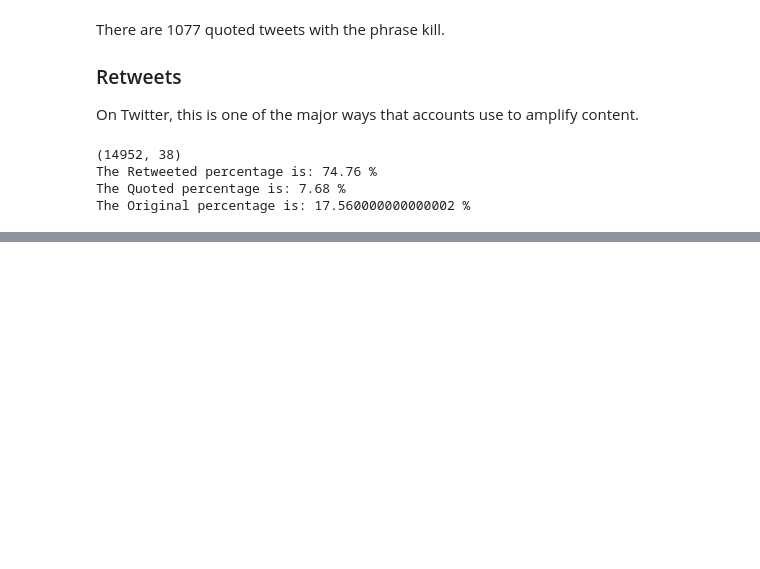
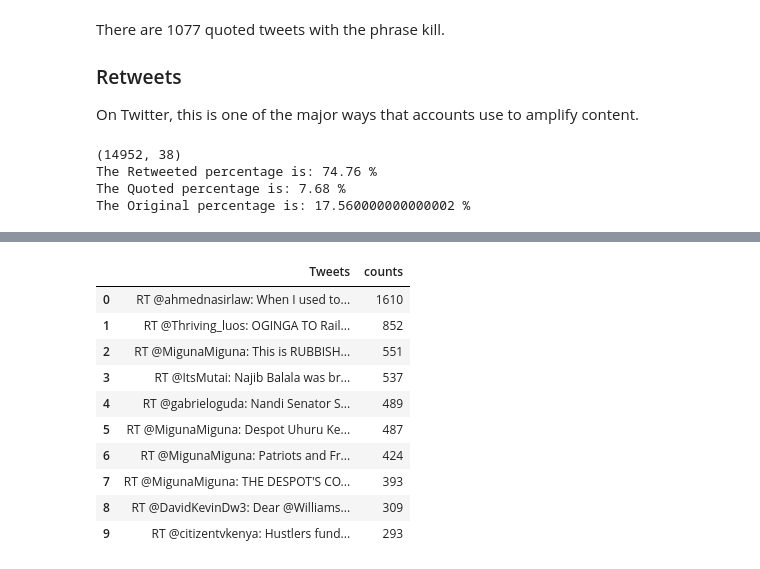
Before and after one commit to gmusebe/denaco-analytics, a Jupyter notebook: Python/hatespeech_analysis.ipynb, the cells around one changed output, grey strips where cells are left out. Cells and saved outputs as stored; diff of their text form; code cells hidden in the pictures; blank space fills up the shorter version.

```diff
--- a/Python/hatespeech_analysis.ipynb
+++ b/Python/hatespeech_analysis.ipynb
@@ -216,0 +324,14 @@ ModuleNotFoundError: No module named 'sentence_transformers'
+# %%
+df['tweet'].value_counts().rename_axis('Tweets').reset_index(name='counts')[:10]
+# %% [output]
+|  | Tweets | counts |
+| 0 | RT @ahmednasirlaw: When I used to... | 1610 |
+| 1 | RT @Thriving_luos: OGINGA TO Rail... | 852 |
+| 2 | RT @MigunaMiguna: This is RUBBISH... | 551 |
+| 3 | RT @ItsMutai: Najib Balala was br... | 537 |
+| 4 | RT @gabrieloguda: Nandi Senator S... | 489 |
+| 5 | RT @MigunaMiguna: Despot Uhuru Ke... | 487 |
+| 6 | RT @MigunaMiguna: Patriots and Fr... | 424 |
+| 7 | RT @MigunaMiguna: THE DESPOT'S CO... | 393 |
+| 8 | RT @DavidKevinDw3: Dear @Williams... | 309 |
+| 9 | RT @citizentvkenya: Hustlers fund... | 293 |
```
Also changed, not shown: parts of 27 cells of this notebook, 2 other files.
